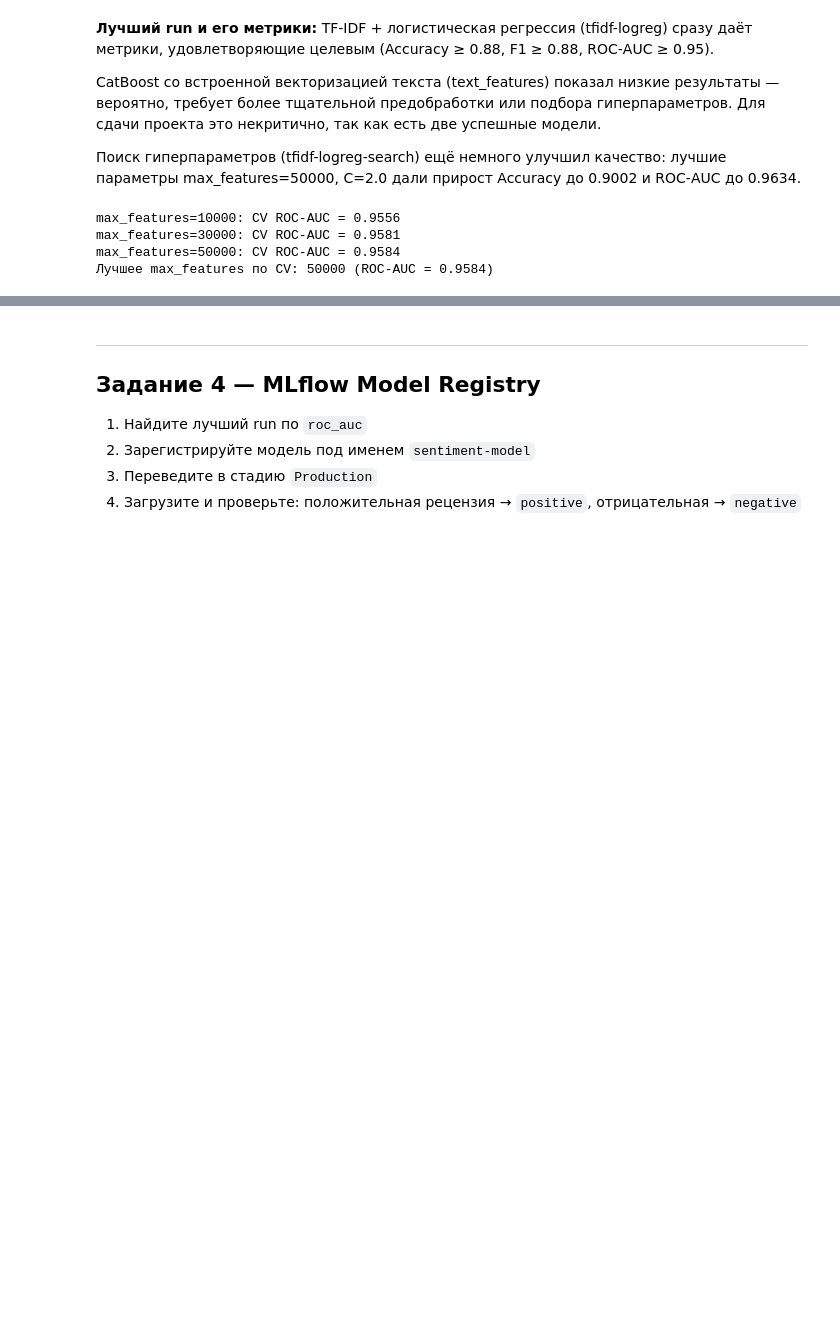
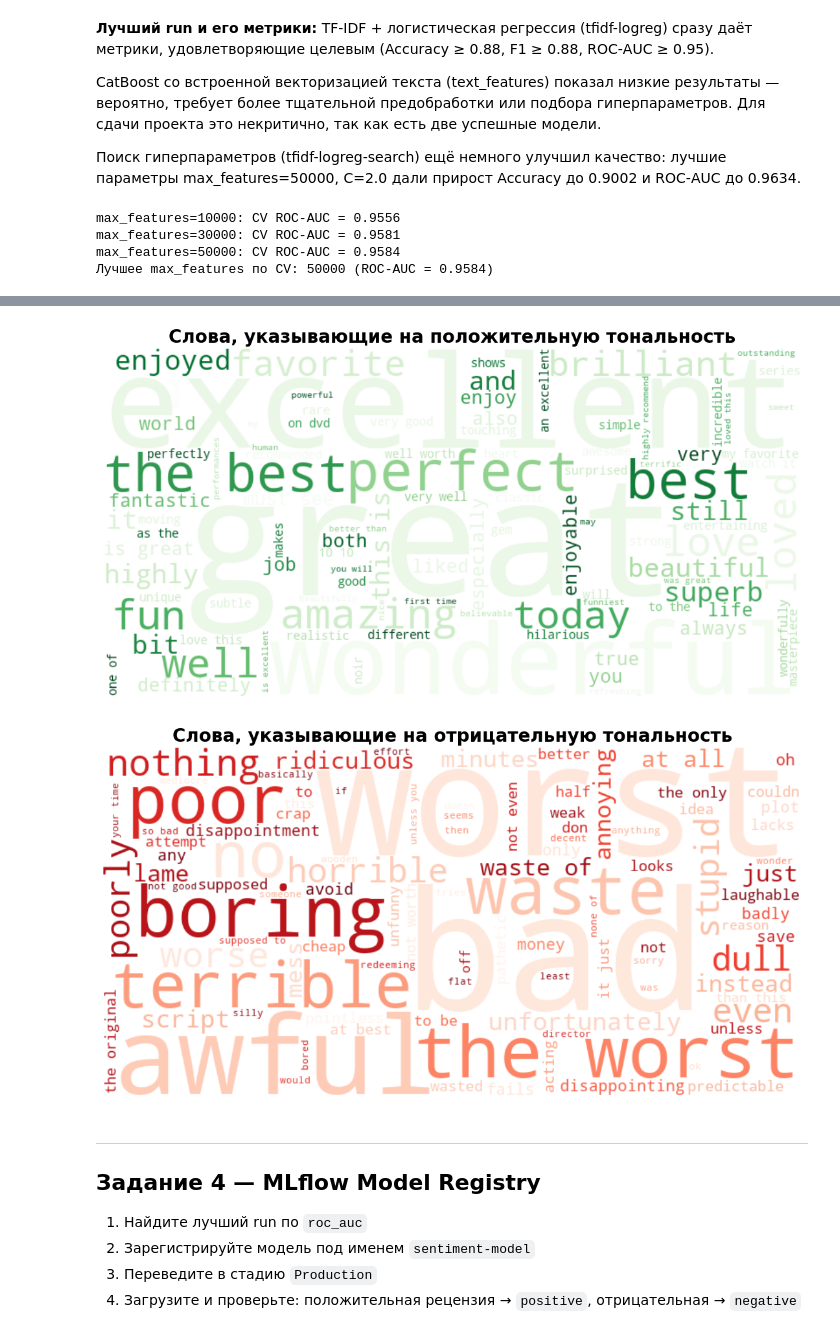
Before and after one commit to katherinza/movie-sentiment, a Jupyter notebook: ml-04-movie-sentiment.ipynb, the cells around one changed output, grey strips where cells are left out. Drawn from its saved outputs; the diff is of its cells as text; code cells hidden in the pictures; blank space fills up the shorter version.

```diff
--- a/ml-04-movie-sentiment.ipynb
+++ b/ml-04-movie-sentiment.ipynb
@@ -236,8 +239,6 @@ match 1: tag team table match bubba ray and spike dudley vs eddie guerrero and c
 # %%
 # Настройка переменной окружения для использования файлового хранилища MLflow
 os.environ["MLFLOW_ALLOW_FILE_STORE"] = "true"
-# Отключение предупреждений
-warnings.filterwarnings('ignore')
 # Указание локального пути для хранения MLflow-артефактов
 mlflow.set_tracking_uri("file:" + os.path.abspath("mlruns"))
 # Задание имени эксперимента в MLflow
@@ -272,7 +273,7 @@ with mlflow.start_run(run_name="tfidf-logreg"):
     # Логирование метрик
     mlflow.log_metrics({"accuracy": acc, "f1_macro": f1, "roc_auc": roc})
     # Сохранение модели в MLflow
-    mlflow.sklearn.log_model(pipe, "model")
+    mlflow.sklearn.log_model(pipe, name="model")
     print(f"Run 1 — LogReg: Acc={acc:.4f}, F1={f1:.4f}, ROC={roc:.4f}")
 
 # ========== Эксперимент 2: CatBoost с текстовыми признаками ==========
@@ -307,7 +308,7 @@ with mlflow.start_run(run_name="catboost-text"):
     # Логирование параметров и метрик
     mlflow.log_params({"model": "CatBoost", "text_features": True})
     mlflow.log_metrics({"accuracy": acc_cb, "f1_macro": f1_cb, "roc_auc": roc_cb})
-    mlflow.sklearn.log_model(cb, "model")
+    mlflow.sklearn.log_model(cb, name="model")
     print(f"Run 2 — CatBoost: Acc={acc_cb:.4f}, F1={f1_cb:.4f}, ROC={roc_cb:.4f}")
 
 # ========== Эксперимент 3: подбор гиперпараметров (RandomizedSearchCV) ==========
@@ -365,7 +366,7 @@ with mlflow.start_run(run_name="tfidf-logreg-search"):
 
     # Логирование метрик и сохранение модели
     mlflow.log_metrics({"accuracy": acc_s, "f1_macro": f1_s, "roc_auc": roc_s})
-    mlflow.sklearn.log_model(final_pipe, "model")
+    mlflow.sklearn.log_model(final_pipe, name="model")
     print(f"Run 3 — LogReg (поиск): Acc={acc_s:.4f}, F1={f1_s:.4f}, ROC={roc_s:.4f}")
     print(f"Лучшие параметры: {best_params}")
 
@@ -469,7 +464,7 @@ union = FeatureUnion([
 # Пайплайн с объединёнными признаками и классификатором
 pipe_meta = Pipeline([
     ("features", union),
-    ("clf", LogisticRegression(max_iter=1000, C=1.0))
+    ("clf", LogisticRegression(max_iter=3000, C=1.0, solver='lbfgs', random_state=42))
 ])
 # Обучение финальной модели на всех тренировочных данных
 pipe_meta.fit(X_train, y_train)
@@ -559,3 +552,46 @@ joblib.dump(pipe_meta, "model_meta.joblib")
+# %%
+# --- Облака слов по коэффициентам модели LogReg (с сохранением) ---
+
+from wordcloud import WordCloud
+import matplotlib.pyplot as plt
+
+# ---- Извлечение компонентов модели ----
+tfidf_vec = pipe_meta.named_steps['features'].transformer_list[0][1]
+clf = pipe_meta.named_steps['clf']
+feature_names = tfidf_vec.get_feature_names_out()
+n_tfidf = len(feature_names)
+
+coefs = clf.coef_[0][:n_tfidf]
+
+# ---- Словари: слово → коэффициент ----
+word_coef = dict(zip(feature_names, coefs))
+positive_words = {word: coef for word, coef in word_coef.items() if coef > 0}
+negative_words = {word: abs(coef) for word, coef in word_coef.items() if coef < 0}
+
+# ---- Функция построения и сохранения облака слов ----
+def plot_wordcloud(word_dict, title, cmap, filename=None):
+    wc = WordCloud(width=800, height=400, background_color='white',
+                   colormap=cmap, max_words=100, random_state=42)
+    wc.generate_from_frequencies(word_dict)
+    plt.figure(figsize=(12, 6))
+    plt.imshow(wc, interpolation='bilinear')
+    plt.title(title, fontsize=20, fontweight='bold')
+    plt.axis('off')
+    plt.tight_layout()
+    plt.savefig(filename, dpi=150, bbox_inches='tight')
+    plt.show()
+
+# ---- Построение и сохранение облаков ----
+plot_wordcloud(positive_words,
+               'Слова, указывающие на положительную тональность',
+               'Greens', 'wordcloud_positive.png')
+
+plot_wordcloud(negative_words,
+               'Слова, указывающие на отрицательную тональность',
+               'Reds', 'wordcloud_negative.png')
+# %% [output]
+[figure, added]
+[figure, added]
 # %% [markdown]
 ---
 
```
Also changed, not shown: parts of 8 cells of this notebook, 11 other files.
